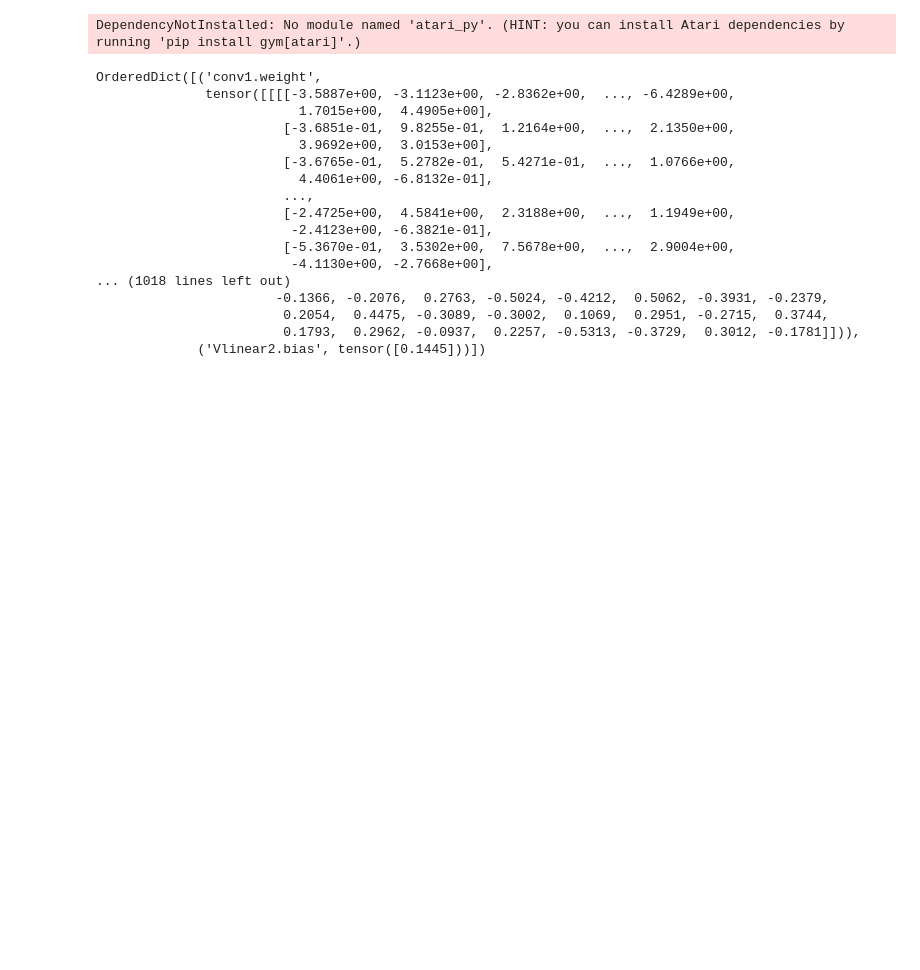
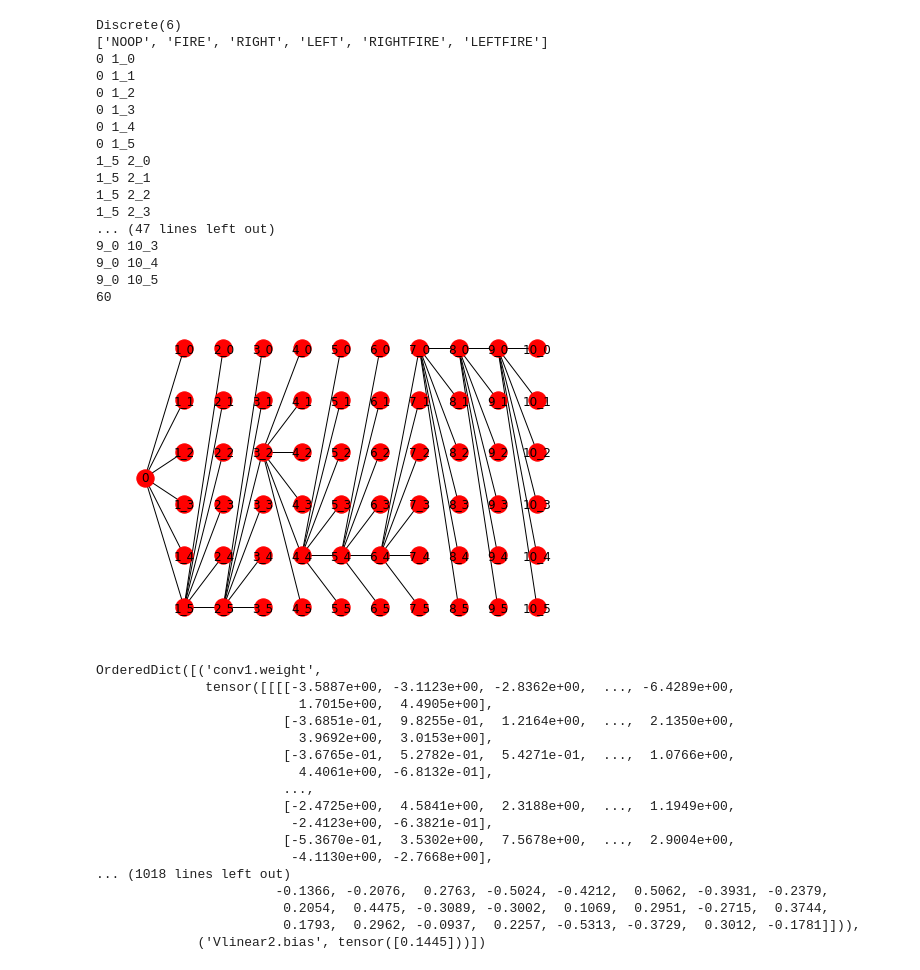
Before and after one commit to DennisWeiss/pong-deep-q-network-explainability, a Jupyter notebook: OpenAIPong_DQN.ipynb, the cells around one changed output. Cells and saved outputs as stored; diff of their text form; code cells hidden in the pictures; blank space fills up the shorter version.

Commit message:
Adding action tree

```diff
--- a/OpenAIPong_DQN.ipynb
+++ b/OpenAIPong_DQN.ipynb
@@ -27,8 +30,8 @@ LOAD_MODEL_FROM_FILE = True  # Load model from file
 LOAD_FILE_EPISODE = 900  # Load Xth episode from file
 
 BATCH_SIZE = 64  # Minibatch size that select randomly from mem for train nets
-MAX_EPISODE = 100000  # Max episode
-MAX_STEP = 100000  # Max step size for one episode
+MAX_EPISODE = 902  # Max episode
+MAX_STEP = 1  # Max step size for one episode
 
 MAX_MEMORY_LEN = 50000  # Max memory len
 MIN_MEMORY_LEN = 40000  # Min memory len before start train
@@ -37,7 +40,9 @@ GAMMA = 0.97  # Discount rate
 ALPHA = 0.00025  # Learning rate
 EPSILON_DECAY = 0.99  # Epsilon decay rate by step
 
-RENDER_GAME_WINDOW = False  # Opens a new window to render the game (Won't work on colab default)
+RENDER_GAME_WINDOW = True  # Opens a new window to render the game (Won't work on colab default)
+
+FPS = 3
 # %%
 class DuelCNN(nn.Module):
     """
@@ -225,5 +243,30 @@ class Agent:
+# %%
+def showActionTree(env, agent, state, episode, step, number_steps_ahead):
+    actions = env.unwrapped.get_action_meanings()
+    snapshot = env.ale.cloneState()
+    actionTree = nx.Graph()
+    actionTree.add_node('0', pos=(0, 0))
+    action = None
+    for i in range(number_steps_ahead):
+        prev_action = action
+        action = agent.act(state)
+        next_state, reward, done, info = environment.step(action)
+        next_state = agent.preProcess(next_state)  # Process image
+        next_state = np.stack((next_state, state[0], state[1], state[2]))
+        state = next_state
+#         env.ale.saveScreenPNG(str.encode('{}_{}_{}.PNG'.format(episode, step, i)))
+        for j in range(len(actions)):
+            actionTree.add_node('{}_{}'.format(str(i+1), str(j)), pos=(3 * (i+1), (len(actions) - 1) / 2 - j))
+            actionTree.add_edge('0' if i == 0 else '{}_{}'.format(str(i), str(prev_action)), '{}_{}'.format(str(i+1), str(j)))
+            print('0' if i == 0 else '{}_{}'.format(str(i), str(prev_action)), '{}_{}'.format(str(i+1), str(j)))
+    print(actionTree.number_of_edges())
+    nx.draw(actionTree, with_labels=True, pos=nx.get_node_attributes(actionTree, 'pos'))
+    env = env.ale.restoreState(snapshot)
 # %%
 environment = gym.make(ENVIRONMENT)  # Get env
+print(environment.action_space)
+print(environment.unwrapped.get_action_meanings())
+
 agent = Agent(environment)  # Create Agent # Create Agent
 
 if LOAD_MODEL_FROM_FILE:
@@ -256,9 +299,13 @@ for episode in range(startEpisode, MAX_EPISODE):
     total_reward = 0  # Total reward for each episode
     total_loss = 0  # Total loss for each episode
     for step in range(MAX_STEP):
+        time.sleep(1 / FPS)
 
         if RENDER_GAME_WINDOW:
             environment.render()  # Show state visually
+
+        if step == 0:
+            showActionTree(environment, agent, state, episode, step, 10)
 
         # Select and perform an action
         action = agent.act(state)  # Act
@@ -295,34 +342,51 @@ for episode in range(startEpisode, MAX_EPISODE):
             current_time_format = time.strftime("%H:%M:%S", time.gmtime())  # Get current dateTime as HH:MM:SS
             epsilonDict = {'epsilon': agent.epsilon}  # Create epsilon dict to save model as file
 
             if SAVE_MODELS and episode % SAVE_MODEL_INTERVAL == 0:  # Save model as file
                 weightsPath = MODEL_PATH + str(episode) + '.pkl'
                 epsilonPath = MODEL_PATH + str(episode) + '.json'
 
                 torch.save(agent.online_model.state_dict(), weightsPath)
                 with open(epsilonPath, 'w') as outfile:
                     json.dump(epsilonDict, outfile)
 
             if TRAIN_MODEL:
                 agent.target_model.load_state_dict(agent.online_model.state_dict())  # Update target model
 
             last_100_ep_reward.append(total_reward)
             avg_max_q_val = total_max_q_val / step
 
             outStr = "Episode:{} Time:{} Reward:{:.2f} Loss:{:.2f} Last_100_Avg_Rew:{:.3f} Avg_Max_Q:{:.3f} Epsilon:{:.2f} Duration:{:.2f} Step:{} CStep:{}".format(
                 episode, current_time_format, total_reward, total_loss, np.mean(last_100_ep_reward), avg_max_q_val, agent.epsilon, time_passed, step, total_step
             )
 
             print(outStr)
 
             if SAVE_MODELS:
                 outputPath = MODEL_PATH + "out" + '.txt'  # Save outStr to file
                 with open(outputPath, 'a') as outfile:
                     outfile.write(outStr+"\n")
 
             break
 # %% [output]
-DependencyNotInstalled: No module named 'atari_py'. (HINT: you can install Atari dependencies by running 'pip install gym[atari]'.)
+Discrete(6)
+['NOOP', 'FIRE', 'RIGHT', 'LEFT', 'RIGHTFIRE', 'LEFTFIRE']
+0 1_0
+0 1_1
+0 1_2
+0 1_3
+0 1_4
+0 1_5
+1_5 2_0
+1_5 2_1
+1_5 2_2
+1_5 2_3
+... (47 lines left out)
+9_0 10_3
+9_0 10_4
+9_0 10_5
+60
+[figure, added]
 # %%
 torch.load(MODEL_PATH+"900.pkl", map_location="cpu")
 # %% [output]
```
Also changed, not shown: parts of 2 cells of this notebook, 1 other file.
